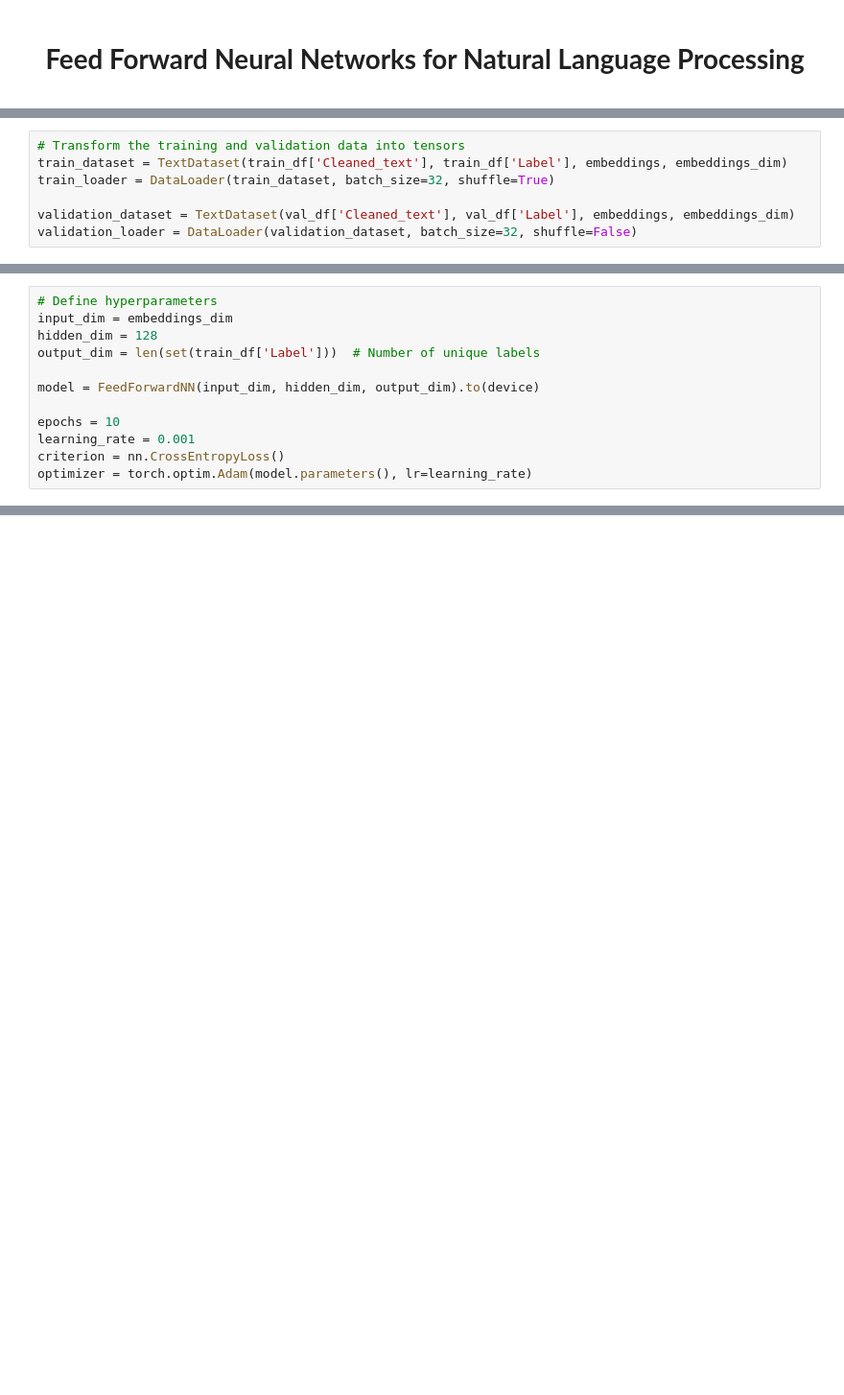
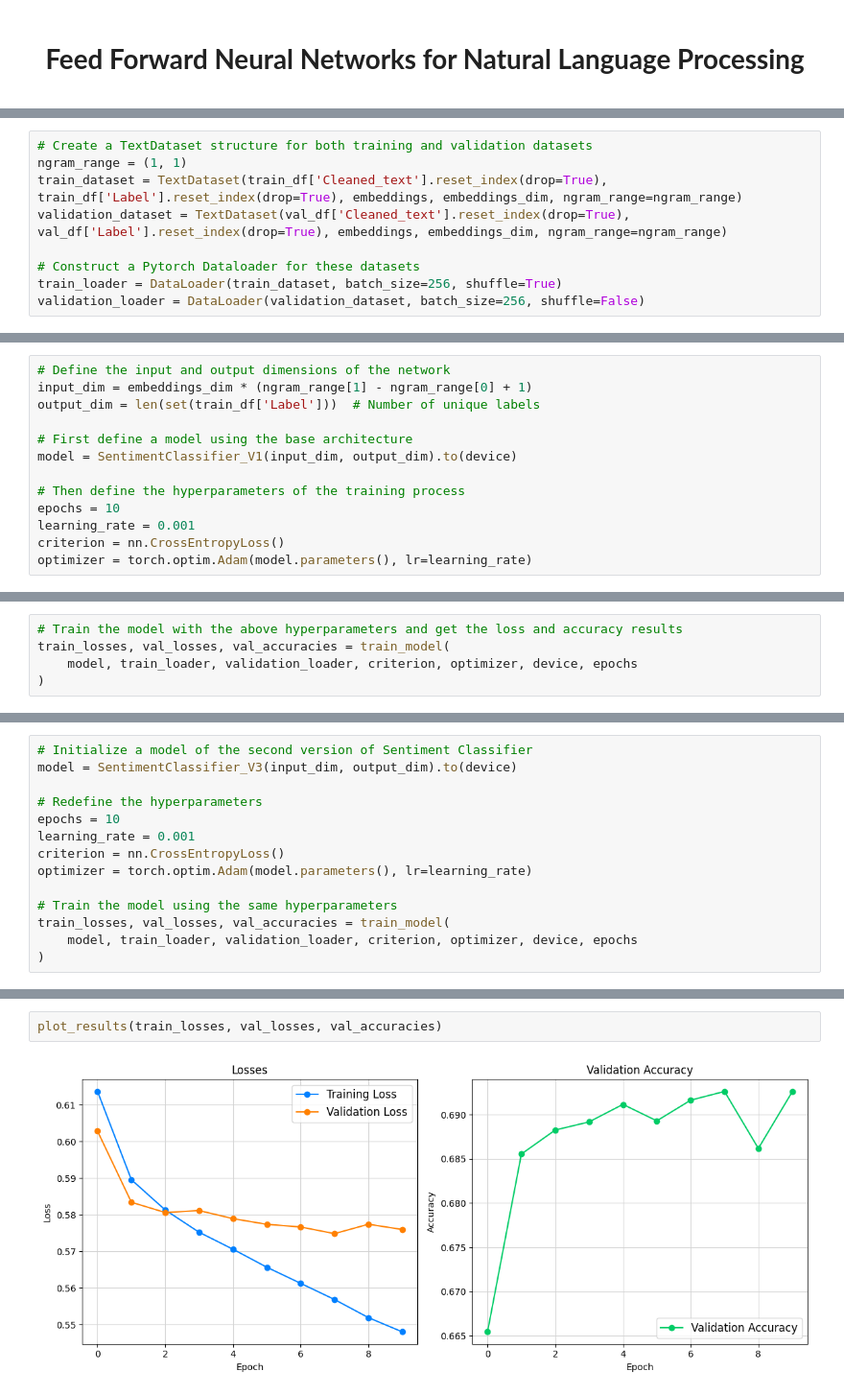
Before and after one commit to AntonisZks/Deep-Learning-for-Natural-Language-Processing, a Jupyter notebook: Notebooks/feed_forward_neural_network.ipynb, the cells around one changed output, grey strips where cells are left out. Shown: that part at 96% size. Saved outputs shown, nothing was run; the diff lists cells and outputs as text; blank space fills up the shorter version.

```diff
--- a/Notebooks/feed_forward_neural_network.ipynb
+++ b/Notebooks/feed_forward_neural_network.ipynb
@@ -412,7 +694,9 @@ Using device: cuda
 # %%
-# Transform the training and validation data into tensors
-train_dataset = TextDataset(train_df['Cleaned_text'], train_df['Label'], embeddings, embeddings_dim)
-train_loader = DataLoader(train_dataset, batch_size=32, shuffle=True)
+# Create a TextDataset structure for both training and validation datasets
+ngram_range = (1, 1)
+train_dataset = TextDataset(train_df['Cleaned_text'].reset_index(drop=True), train_df['Label'].reset_index(drop=True), embeddings, embeddings_dim, ngram_range=ngram_range)
+validation_dataset = TextDataset(val_df['Cleaned_text'].reset_index(drop=True), val_df['Label'].reset_index(drop=True), embeddings, embeddings_dim, ngram_range=ngram_range)
 
-validation_dataset = TextDataset(val_df['Cleaned_text'], val_df['Label'], embeddings, embeddings_dim)
-validation_loader = DataLoader(validation_dataset, batch_size=32, shuffle=False)
+# Construct a Pytorch Dataloader for these datasets
+train_loader = DataLoader(train_dataset, batch_size=256, shuffle=True)
+validation_loader = DataLoader(validation_dataset, batch_size=256, shuffle=False)
@@ -419,11 +710,12 @@ validation_loader = DataLoader(validation_dataset, batch_size=32, shuffle=False)
 # %%
-# Define hyperparameters
-input_dim = embeddings_dim
-hidden_dim = 128
+# Define the input and output dimensions of the network
+input_dim = embeddings_dim * (ngram_range[1] - ngram_range[0] + 1)
 output_dim = len(set(train_df['Label']))  # Number of unique labels
 
-model = FeedForwardNN(input_dim, hidden_dim, output_dim).to(device)
+# First define a model using the base architecture
+model = SentimentClassifier_V1(input_dim, output_dim).to(device)
 
+# Then define the hyperparameters of the training process
 epochs = 10
 learning_rate = 0.001
 criterion = nn.CrossEntropyLoss()
@@ -472,0 +803,5 @@ Epoch 10/10, Training Loss: 0.56267 Validation Loss: 0.55866
+# %%
+# Train the model with the above hyperparameters and get the loss and accuracy results
+train_losses, val_losses, val_accuracies = train_model(
+    model, train_loader, validation_loader, criterion, optimizer, device, epochs
+)
@@ -522,0 +1025,14 @@ plt.show()
+# %%
+# Initialize a model of the second version of Sentiment Classifier
+model = SentimentClassifier_V3(input_dim, output_dim).to(device)
+
+# Redefine the hyperparameters
+epochs = 10
+learning_rate = 0.001
+criterion = nn.CrossEntropyLoss()
+optimizer = torch.optim.Adam(model.parameters(), lr=learning_rate)
+
+# Train the model using the same hyperparameters
+train_losses, val_losses, val_accuracies = train_model(
+    model, train_loader, validation_loader, criterion, optimizer, device, epochs
+)
@@ -522,0 +1056,4 @@ plt.show()
+# %%
+plot_results(train_losses, val_losses, val_accuracies)
+# %% [output]
+[figure, added]
```
Also changed, not shown: parts of 132 cells of this notebook.
